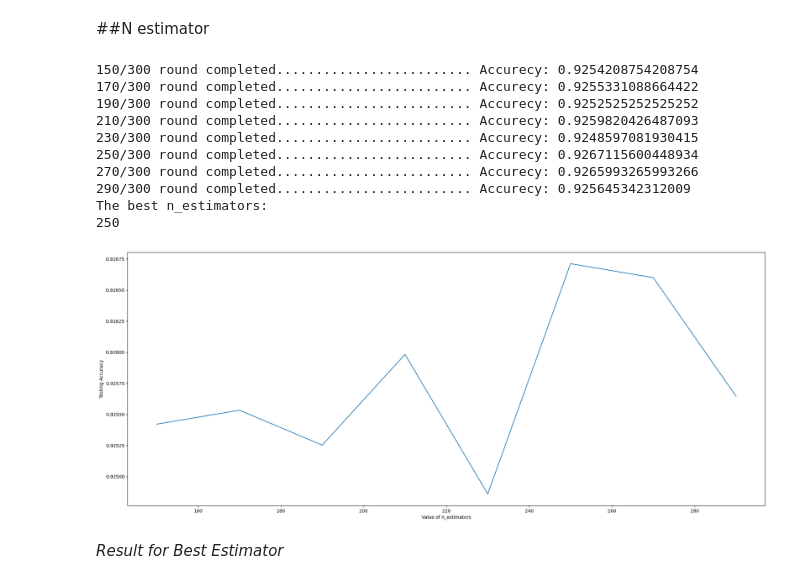
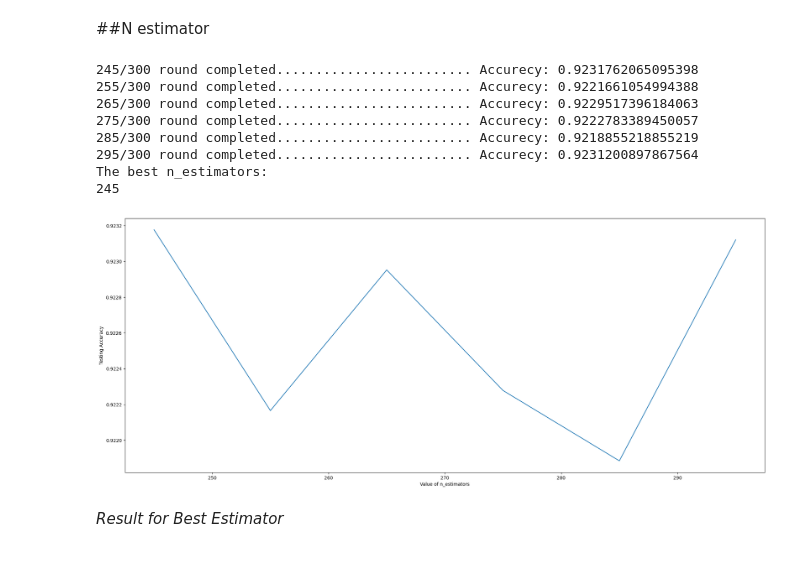
Before and after one commit to RKNahid/ASSDML, a Jupyter notebook: Project_Tuning.ipynb, the cells around one changed output. Cells and saved outputs as stored; diff of their text form; code cells hidden in the pictures.

```diff
--- a/Project_Tuning.ipynb
+++ b/Project_Tuning.ipynb
@@ -56,48 +56,46 @@ x_train, y_train = balance(x_train, y_train)
 from sklearn.ensemble import RandomForestClassifier
 from sklearn.metrics import accuracy_score
 N=300
-k_range = range (150,N+1,20)
+k_range = range (245,N+1,10)
 scores={}
 scores_list = []
 for k in k_range:
   classifier = RandomForestClassifier(n_estimators=k)
   classifier.fit(x_train,y_train)
   y_pred=classifier.predict(x_test)
   scores[k] = accuracy_score(y_test,y_pred)
   scores_list.append(accuracy_score(y_test,y_pred))
   print(str(k)+"/"+str(N)+" round completed......................... Accurecy: "+str(accuracy_score(y_test,y_pred)))
 
 
 
 %matplotlib inline
 import matplotlib.pyplot as plt
 
 plt.figure(figsize = (25,10))
 plt.plot(k_range,scores_list)
 plt.xlabel('Value of n_estimators')
 plt.ylabel ('Testing Accuracy')
 
 
 
 print("The best n_estimators:")
 best_estimator=list(scores.keys())[scores_list.index(max(scores_list))]
 print(best_estimator)
 
 
 
 #250
 # %% [output]
-150/300 round completed......................... Accurecy: 0.9254208754208754
-170/300 round completed......................... Accurecy: 0.9255331088664422
-190/300 round completed......................... Accurecy: 0.9252525252525252
-210/300 round completed......................... Accurecy: 0.9259820426487093
-230/300 round completed......................... Accurecy: 0.9248597081930415
-250/300 round completed......................... Accurecy: 0.9267115600448934
-270/300 round completed......................... Accurecy: 0.9265993265993266
-290/300 round completed......................... Accurecy: 0.925645342312009
+245/300 round completed......................... Accurecy: 0.9231762065095398
+255/300 round completed......................... Accurecy: 0.9221661054994388
+265/300 round completed......................... Accurecy: 0.9229517396184063
+275/300 round completed......................... Accurecy: 0.9222783389450057
+285/300 round completed......................... Accurecy: 0.9218855218855219
+295/300 round completed......................... Accurecy: 0.9231200897867564
 The best n_estimators:
-250
+245
-[figure, old version]
+[figure, new version]
 # %% [markdown]
 *Result for Best Estimator*
 # %%
```
Also changed, not shown: parts of 2 cells of this notebook.
